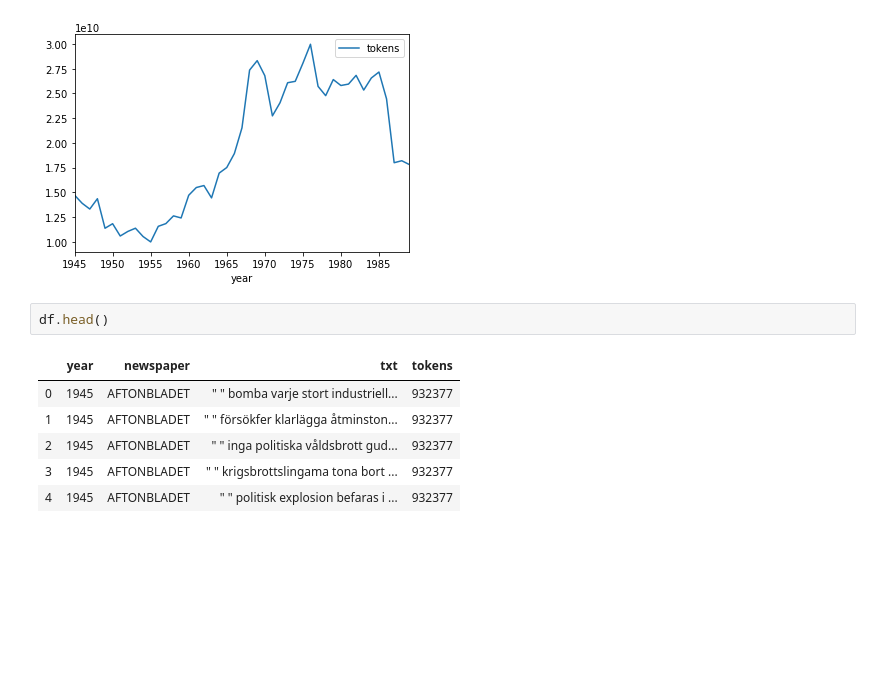
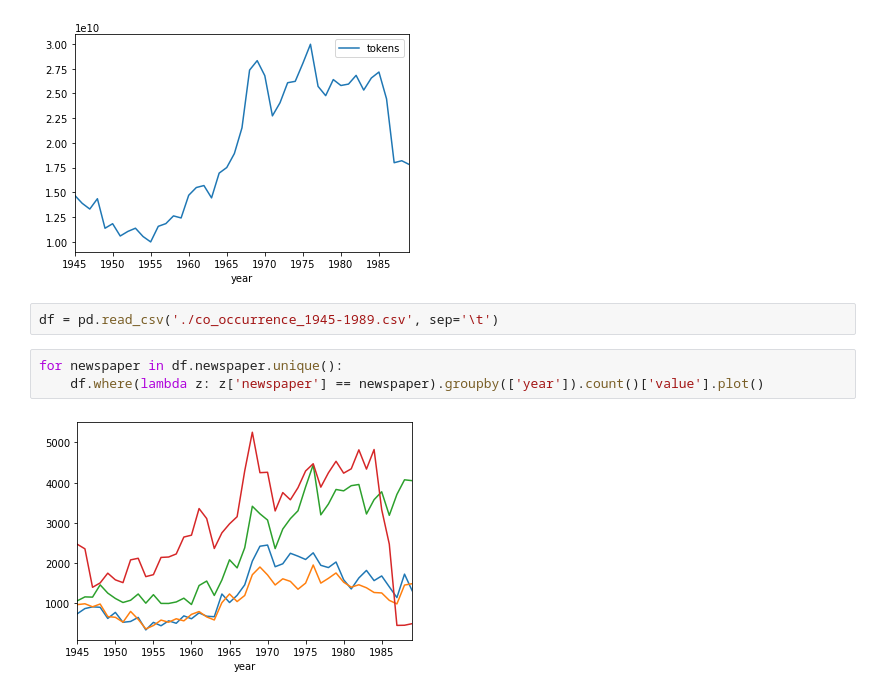
Before and after one commit to welfare-state-analytics/welfare_state_analytics, a Jupyter notebook: westac/case_study_political_in_newspapers/scratchbook.ipynb, the cells around one changed output. Saved outputs shown, nothing was run; the diff lists cells and outputs as text; blank space fills up the shorter version.

```diff
--- a/westac/case_study_political_in_newspapers/scratchbook.ipynb
+++ b/westac/case_study_political_in_newspapers/scratchbook.ipynb
@@ -13,12 +29,10 @@ df.groupby(['year']).sum().plot()
 # %% [output]
 <matplotlib.axes._subplots.AxesSubplot at 0x...>
 [figure]
-# %%
-df.head()
-# %% [output]
-|  | year | newspaper | txt | tokens |
-| 0 | 1945 | AFTONBLADET | " " bomba varje stort industriell... | 932377 |
-| 1 | 1945 | AFTONBLADET | " " försökfer klarlägga åtminston... | 932377 |
-| 2 | 1945 | AFTONBLADET | " " inga politiska våldsbrott gud... | 932377 |
-| 3 | 1945 | AFTONBLADET | " " krigsbrottslingama tona bort ... | 932377 |
-| 4 | 1945 | AFTONBLADET | " " politisk explosion befaras i ... | 932377 |
+# %%
+df = pd.read_csv('./co_occurrence_1945-1989.csv', sep='\t')
+# %%
+for newspaper in df.newspaper.unique():
+    df.where(lambda z: z['newspaper'] == newspaper).groupby(['year']).count()['value'].plot()
+# %% [output]
+[figure, added]
```
Also changed, not shown: parts of 5 cells of this notebook.
